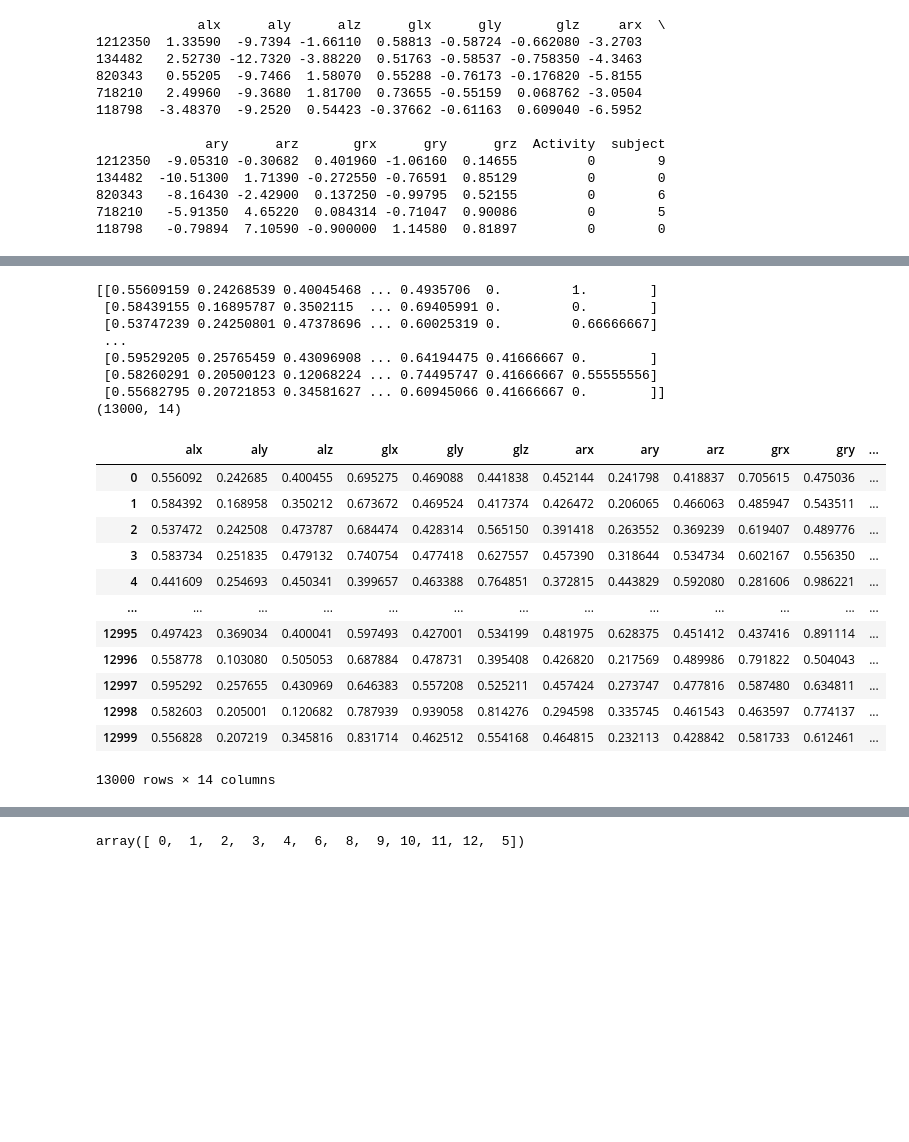
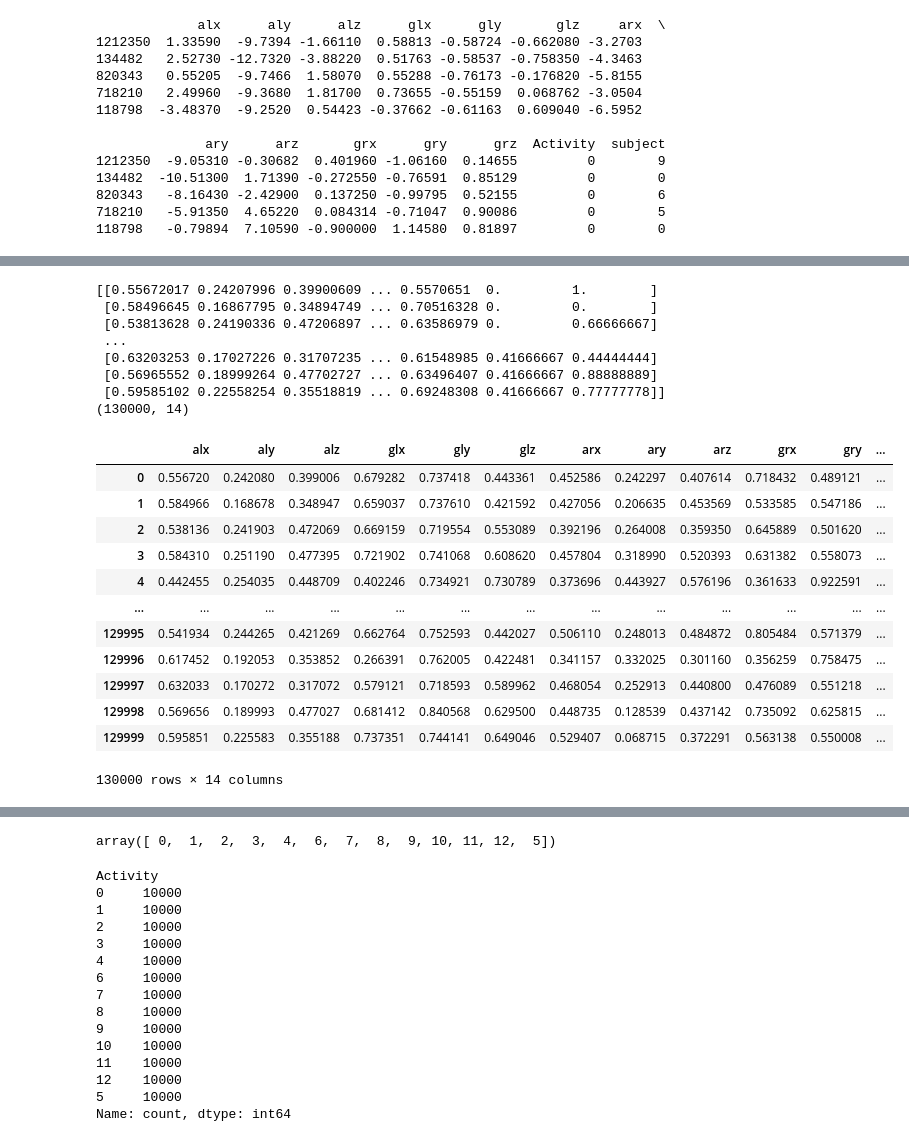
Before and after one commit to timothychu99/CSE151A_Group_Project, a Jupyter notebook: preprocessing.ipynb, the cells around one changed output, grey strips where cells are left out. Cells and saved outputs as stored; diff of their text form; code cells hidden in the pictures; blank space fills up the shorter version.

```diff
--- a/preprocessing.ipynb
+++ b/preprocessing.ipynb
@@ -39,7 +43,7 @@ seed=42
 
 df = pd.DataFrame()
 for i in m_health_data['Activity'].unique():
-    samples = m_health_data[m_health_data['Activity'] == i].sample(random_state=seed, n=1000)
+    samples = m_health_data[m_health_data['Activity'] == i].sample(random_state=seed, n=10000)
     df = pd.concat([df, samples])
 
 # label encoding Subjects by mapping
@@ -110,36 +114,38 @@ sns.heatmap(corr, vmin=-1, vmax=1, center=0, annot=True, cmap= 'RdBu')
 # %%
 from sklearn.preprocessing import MinMaxScaler
 scaler = MinMaxScaler()
 df_scaled = scaler.fit_transform(ms)
 print(df_scaled)
 print(df_scaled.shape)
 df_scaled[:, 12] = df_scaled[:, 12] * 12
 
 df_scaled = pd.DataFrame(df_scaled, columns = df.columns)
-df_scaled['Activity'] = df_scaled['Activity'].astype(int)
+df_scaled['Activity'] = round(df_scaled['Activity']).astype(int)
 display(df_scaled)
 display(df_scaled.describe())
 display(df_scaled["Activity"].unique())
+
+print(df_scaled["Activity"].value_counts())
 # %% [output]
-[[0.55609159 0.24268539 0.40045468 ... 0.4935706  0.         1.        ]
- [0.58439155 0.16895787 0.3502115  ... 0.69405991 0.         0.        ]
- [0.53747239 0.24250801 0.47378696 ... 0.60025319 0.         0.66666667]
+[[0.55672017 0.24207996 0.39900609 ... 0.5570651  0.         1.        ]
+ [0.58496645 0.16867795 0.34894749 ... 0.70516328 0.         0.        ]
+ [0.53813628 0.24190336 0.47206897 ... 0.63586979 0.         0.66666667]
  ...
- [0.59529205 0.25765459 0.43096908 ... 0.64194475 0.41666667 0.        ]
- [0.58260291 0.20500123 0.12068224 ... 0.74495747 0.41666667 0.55555556]
- [0.55682795 0.20721853 0.34581627 ... 0.60945066 0.41666667 0.        ]]
-(13000, 14)
+ [0.63203253 0.17027226 0.31707235 ... 0.61548985 0.41666667 0.44444444]
+ [0.56965552 0.18999264 0.47702727 ... 0.63496407 0.41666667 0.88888889]
+ [0.59585102 0.22558254 0.35518819 ... 0.69248308 0.41666667 0.77777778]]
+(130000, 14)
 |  | alx | aly | alz | glx | gly | glz | arx | ary | arz | grx | gry | ... |
-| 0 | 0.556092 | 0.242685 | 0.400455 | 0.695275 | 0.469088 | 0.441838 | 0.452144 | 0.241798 | 0.418837 | 0.705615 | 0.475036 | ... |
-| 1 | 0.584392 | 0.168958 | 0.350212 | 0.673672 | 0.469524 | 0.417374 | 0.426472 | 0.206065 | 0.466063 | 0.485947 | 0.543511 | ... |
-| 2 | 0.537472 | 0.242508 | 0.473787 | 0.684474 | 0.428314 | 0.565150 | 0.391418 | 0.263552 | 0.369239 | 0.619407 | 0.489776 | ... |
-| 3 | 0.583734 | 0.251835 | 0.479132 | 0.740754 | 0.477418 | 0.627557 | 0.457390 | 0.318644 | 0.534734 | 0.602167 | 0.556350 | ... |
-| 4 | 0.441609 | 0.254693 | 0.450341 | 0.399657 | 0.463388 | 0.764851 | 0.372815 | 0.443829 | 0.592080 | 0.281606 | 0.986221 | ... |
+| 0 | 0.556720 | 0.242080 | 0.399006 | 0.679282 | 0.737418 | 0.443361 | 0.452586 | 0.242297 | 0.407614 | 0.718432 | 0.489121 | ... |
+| 1 | 0.584966 | 0.168678 | 0.348947 | 0.659037 | 0.737610 | 0.421592 | 0.427056 | 0.206635 | 0.453569 | 0.533585 | 0.547186 | ... |
+| 2 | 0.538136 | 0.241903 | 0.472069 | 0.669159 | 0.719554 | 0.553089 | 0.392196 | 0.264008 | 0.359350 | 0.645889 | 0.501620 | ... |
+| 3 | 0.584310 | 0.251190 | 0.477395 | 0.721902 | 0.741068 | 0.608620 | 0.457804 | 0.318990 | 0.520393 | 0.631382 | 0.558073 | ... |
+| 4 | 0.442455 | 0.254035 | 0.448709 | 0.402246 | 0.734921 | 0.730789 | 0.373696 | 0.443927 | 0.576196 | 0.361633 | 0.922591 | ... |
 | ... | ... | ... | ... | ... | ... | ... | ... | ... | ... | ... | ... | ... |
-| 12995 | 0.497423 | 0.369034 | 0.400041 | 0.597493 | 0.427001 | 0.534199 | 0.481975 | 0.628375 | 0.451412 | 0.437416 | 0.891114 | ... |
-| 12996 | 0.558778 | 0.103080 | 0.505053 | 0.687884 | 0.478731 | 0.395408 | 0.426820 | 0.217569 | 0.489986 | 0.791822 | 0.504043 | ... |
-| 12997 | 0.595292 | 0.257655 | 0.430969 | 0.646383 | 0.557208 | 0.525211 | 0.457424 | 0.273747 | 0.477816 | 0.587480 | 0.634811 | ... |
-| 12998 | 0.582603 | 0.205001 | 0.120682 | 0.787939 | 0.939058 | 0.814276 | 0.294598 | 0.335745 | 0.461543 | 0.463597 | 0.774137 | ... |
-| 12999 | 0.556828 | 0.207219 | 0.345816 | 0.831714 | 0.462512 | 0.554168 | 0.464815 | 0.232113 | 0.428842 | 0.581733 | 0.612461 | ... |
+| 129995 | 0.541934 | 0.244265 | 0.421269 | 0.662764 | 0.752593 | 0.442027 | 0.506110 | 0.248013 | 0.484872 | 0.805484 | 0.571379 | ... |
+| 129996 | 0.617452 | 0.192053 | 0.353852 | 0.266391 | 0.762005 | 0.422481 | 0.341157 | 0.332025 | 0.301160 | 0.356259 | 0.758475 | ... |
+| 129997 | 0.632033 | 0.170272 | 0.317072 | 0.579121 | 0.718593 | 0.589962 | 0.468054 | 0.252913 | 0.440800 | 0.476089 | 0.551218 | ... |
+| 129998 | 0.569656 | 0.189993 | 0.477027 | 0.681412 | 0.840568 | 0.629500 | 0.448735 | 0.128539 | 0.437142 | 0.735092 | 0.625815 | ... |
+| 129999 | 0.595851 | 0.225583 | 0.355188 | 0.737351 | 0.744141 | 0.649046 | 0.529407 | 0.068715 | 0.372291 | 0.563138 | 0.550008 | ... |
-13000 rows × 14 columns
+130000 rows × 14 columns
 |  | alx | aly | alz | glx | gly | glz | arx | ary | arz | grx | gry | ... |
@@ -153,5 +159,20 @@ display(df_scaled["Activity"].unique())
 | max | 1.000000 | 1.000000 | 1.000000 | 1.000000 | 1.000000 | 1.000000 | 1.000000 | 1.000000 | 1.000000 | 1.000000 | 1.000000 | ... |
-array([ 0,  1,  2,  3,  4,  6,  8,  9, 10, 11, 12,  5])
+array([ 0,  1,  2,  3,  4,  6,  7,  8,  9, 10, 11, 12,  5])
+Activity
+0     10000
+1     10000
+2     10000
+3     10000
+4     10000
+6     10000
+7     10000
+8     10000
+9     10000
+10    10000
+11    10000
+12    10000
+5     10000
+Name: count, dtype: int64
 # %%
 # feature expansion magnitude of acceleration
 df_scaled['Magnitude Acc'] = np.sqrt(df_scaled['alx']**2 + df_scaled['aly']**2 + df_scaled['alz']**2)
```
Also changed, not shown: parts of 13 cells of this notebook.
